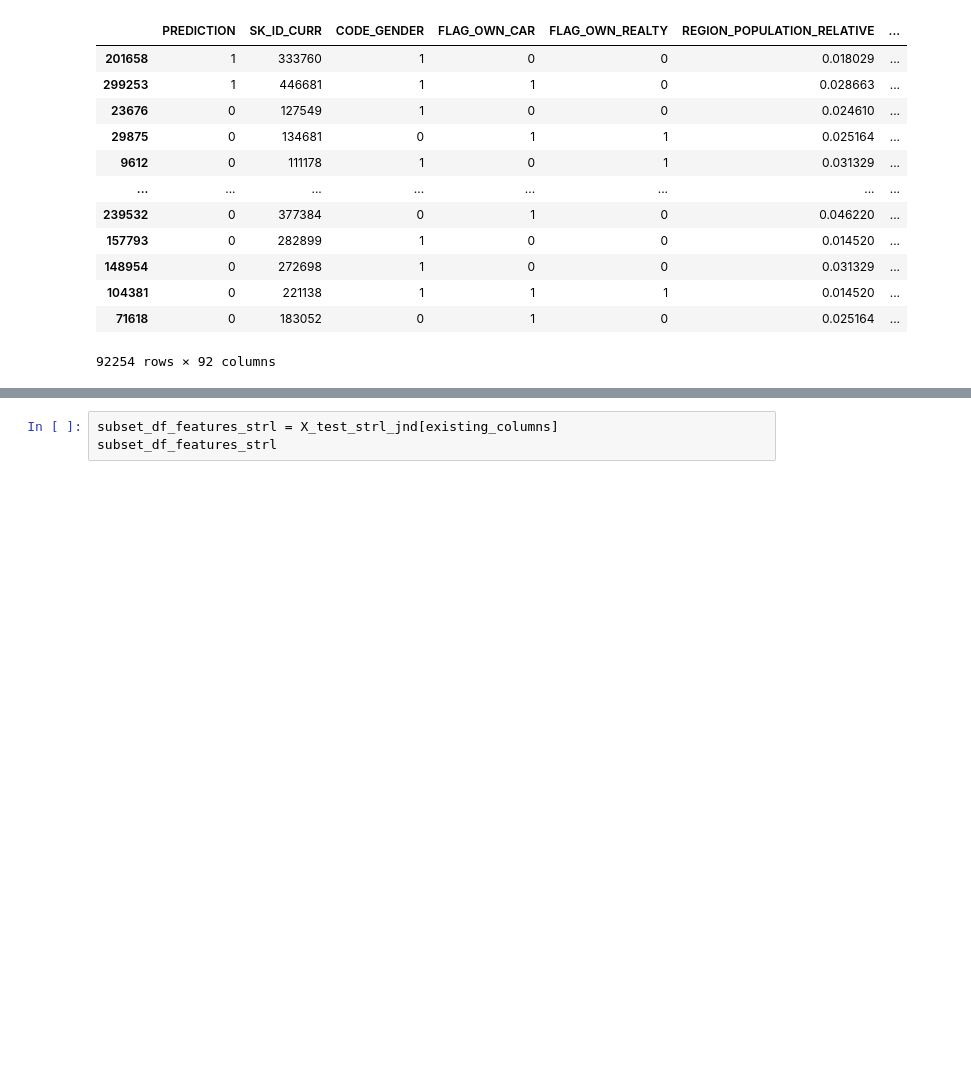
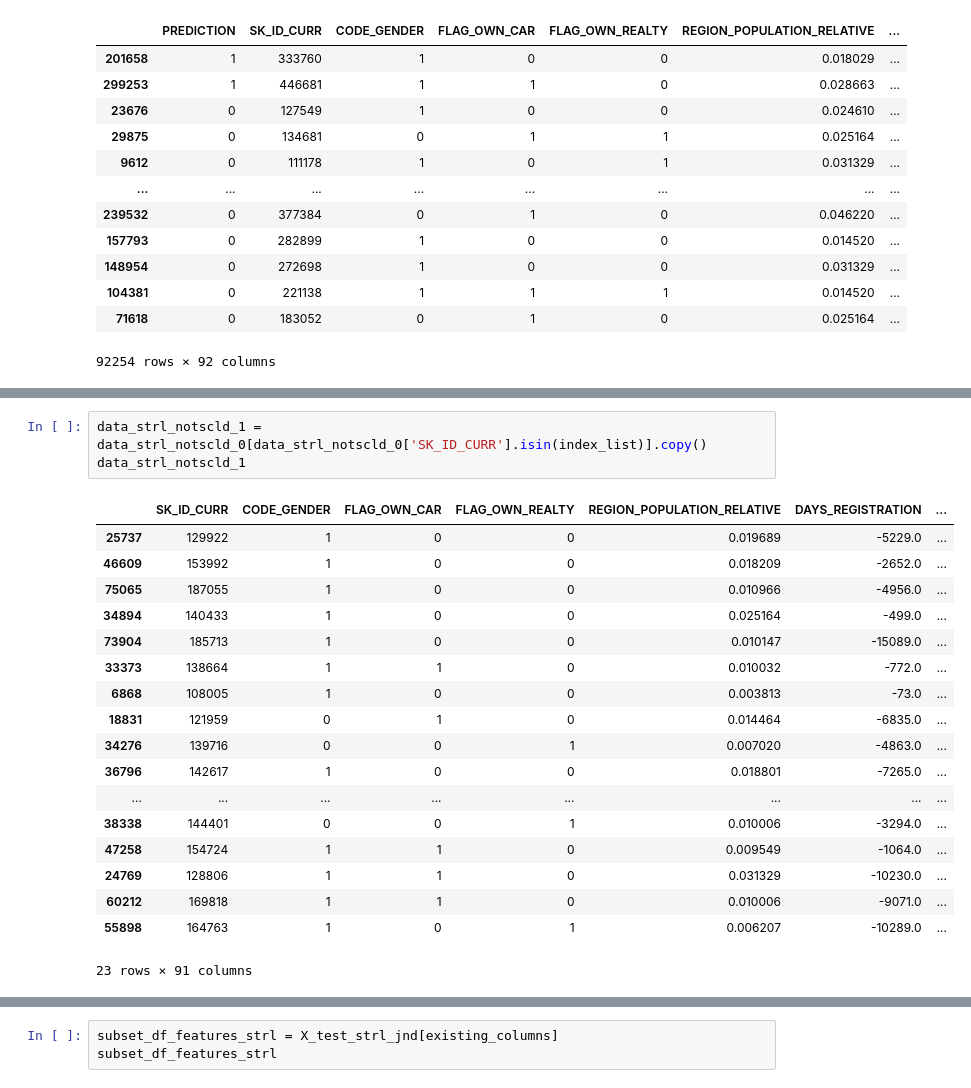
Before and after one commit to SilviaFranze/Project7, a Jupyter notebook: Proj7_OK.ipynb, the cells around one changed output, grey strips where cells are left out. Drawn from its saved outputs; the diff is of its cells as text; blank space fills up the shorter version.

```diff
--- a/Proj7_OK.ipynb
+++ b/Proj7_OK.ipynb
@@ -1873,0 +1993,22 @@ KeyError: '[100950, 103109, 107737, 107776, 108005, 108364, 108778, 110102, 1107
+# %%
+data_strl_notscld_1 = data_strl_notscld_0[data_strl_notscld_0['SK_ID_CURR'].isin(index_list)].copy()
+data_strl_notscld_1
+# %% [output]
+|  | SK_ID_CURR | CODE_GENDER | FLAG_OWN_CAR | FLAG_OWN_REALTY | REGION_POPULATION_RELATIVE | DAYS_REGISTRATION | ... |
+| 25737 | 129922 | 1 | 0 | 0 | 0.019689 | -5229.0 | ... |
+| 46609 | 153992 | 1 | 0 | 0 | 0.018209 | -2652.0 | ... |
+| 75065 | 187055 | 1 | 0 | 0 | 0.010966 | -4956.0 | ... |
+| 34894 | 140433 | 1 | 0 | 0 | 0.025164 | -499.0 | ... |
+| 73904 | 185713 | 1 | 0 | 0 | 0.010147 | -15089.0 | ... |
+| 33373 | 138664 | 1 | 1 | 0 | 0.010032 | -772.0 | ... |
+| 6868 | 108005 | 1 | 0 | 0 | 0.003813 | -73.0 | ... |
+| 18831 | 121959 | 0 | 1 | 0 | 0.014464 | -6835.0 | ... |
+| 34276 | 139716 | 0 | 0 | 1 | 0.007020 | -4863.0 | ... |
+| 36796 | 142617 | 1 | 0 | 0 | 0.018801 | -7265.0 | ... |
+| ... | ... | ... | ... | ... | ... | ... | ... |
+| 38338 | 144401 | 0 | 0 | 1 | 0.010006 | -3294.0 | ... |
+| 47258 | 154724 | 1 | 1 | 0 | 0.009549 | -1064.0 | ... |
+| 24769 | 128806 | 1 | 1 | 0 | 0.031329 | -10230.0 | ... |
+| 60212 | 169818 | 1 | 1 | 0 | 0.010006 | -9071.0 | ... |
+| 55898 | 164763 | 1 | 0 | 1 | 0.006207 | -10289.0 | ... |
+23 rows × 91 columns
```
Also changed, not shown: parts of 26 cells of this notebook, 4 other files.
